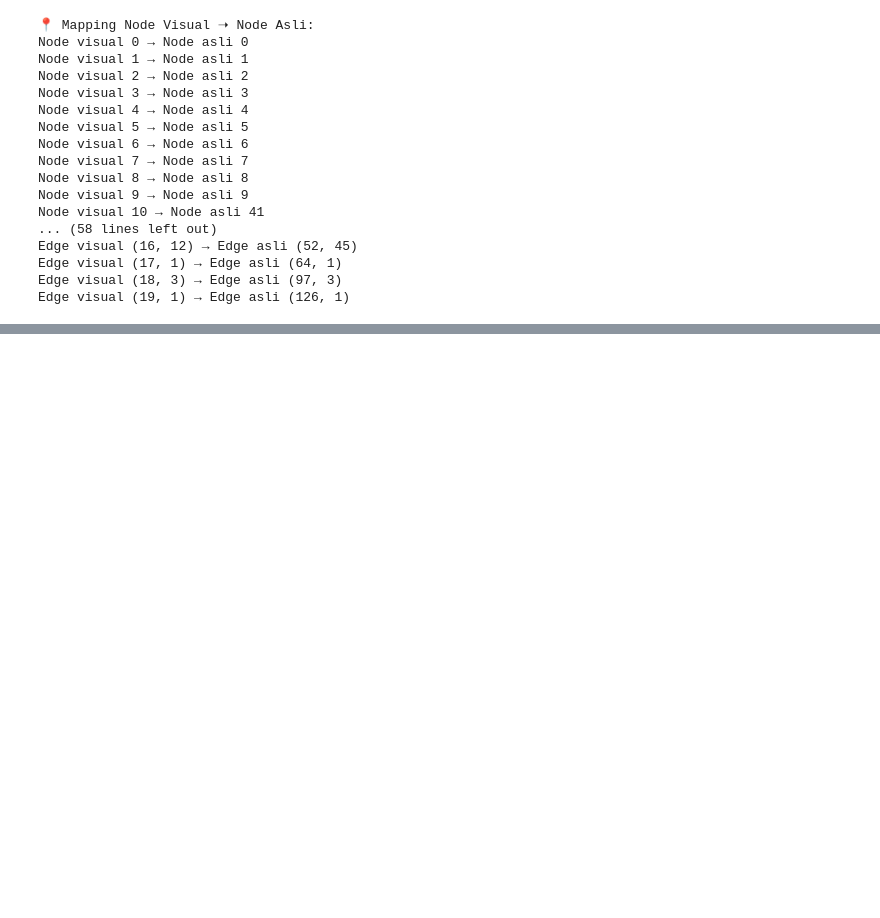
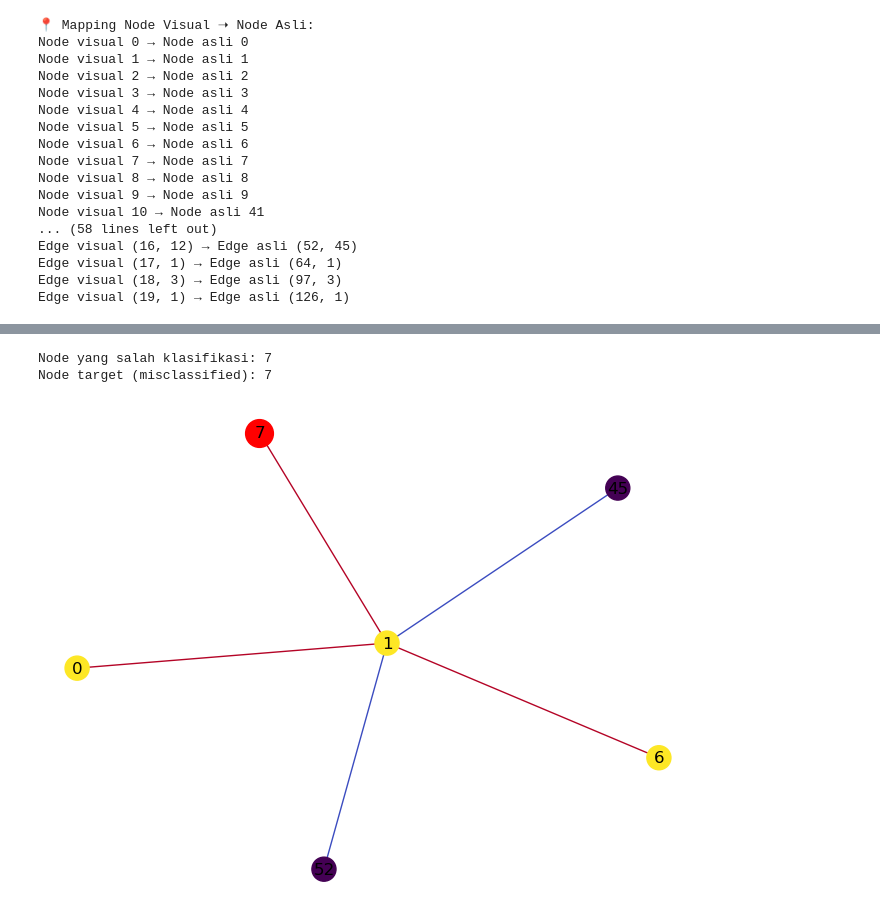
Before and after one commit to lingga24/graphXAI, a Jupyter notebook: uji_coba_explainer.ipynb, the cells around one changed output, grey strips where cells are left out. Saved outputs shown, nothing was run; the diff lists cells and outputs as text; code cells hidden in the pictures; blank space fills up the shorter version.

```diff
--- a/uji_coba_explainer.ipynb
+++ b/uji_coba_explainer.ipynb
@@ -119,0 +212,69 @@ Edge visual (19, 1) → Edge asli (126, 1)
+# %%
+#Skenario 3: Debugging dan Interpretasi Model GNN
+import torch
+import torch.nn.functional as F
+from graphxai.datasets import ShapeGGen
+from graphxai.gnn_models.node_classification.testing import GCN_2layer
+from graphxai.explainers import GNNExplainer
+
+# 1. Load dataset ShapeGGen
+dataset = ShapeGGen(num_graphs=1, task='node', make_explanations=False)
+data = dataset.graph
+data.train_mask = torch.ones(data.num_nodes, dtype=torch.bool)  # semua node digunakan untuk training
+
+# 2. Setup model
+device = torch.device('cuda' if torch.cuda.is_available() else 'cpu')
+model = GCN_2layer(
+    hidden_channels=16,
+    input_feat=data.x.shape[1],
+    classes=int(data.y.max().item()) + 1
+).to(device)
+optimizer = torch.optim.Adam(model.parameters(), lr=0.01)
+
+# 3. Train model
+data = data.to(device)
+model.train()
+for epoch in range(100):
+    optimizer.zero_grad()
+    out = model(data.x, data.edge_index)
+    loss = F.cross_entropy(out[data.train_mask], data.y[data.train_mask])
+    loss.backward()
+    optimizer.step()
+
+# 4. Cari node yang salah diklasifikasikan
+model.eval()
+pred = model(data.x, data.edge_index).argmax(dim=1)
+wrong_nodes = (pred != data.y).nonzero(as_tuple=True)[0]
+
+if len(wrong_nodes) > 0:
+    target_node = wrong_nodes[0].item()
+    print("Node yang salah klasifikasi:", target_node)
+else:
+    print("Semua prediksi benar, coba jalankan ulang agar ada salah klasifikasi.")
+    target_node = None
+
+# 5. Jelaskan node tersebut
+if target_node is not None:
+    explainer = GNNExplainer(model)
+    exp = explainer.get_explanation_node(
+        node_idx=target_node,
+        x=data.x,
+        edge_index=data.edge_index,
+        label=data.y
+    )
+    print("Node target (misclassified):", exp.node_idx)
+
+    # 6. Visualisasi
+    exp.visualize_node(
+        num_hops=1,
+        graph_data=data,
+        additional_hops=1,
+        heat_by_exp=True,
+        heat_by_prescence=False,
+        show=True,
+        show_node_labels=True
+    )
+# %% [output]
+Node yang salah klasifikasi: 7
+Node target (misclassified): 7
+[figure, added]
```
Also changed, not shown: parts of 4 cells of this notebook.
